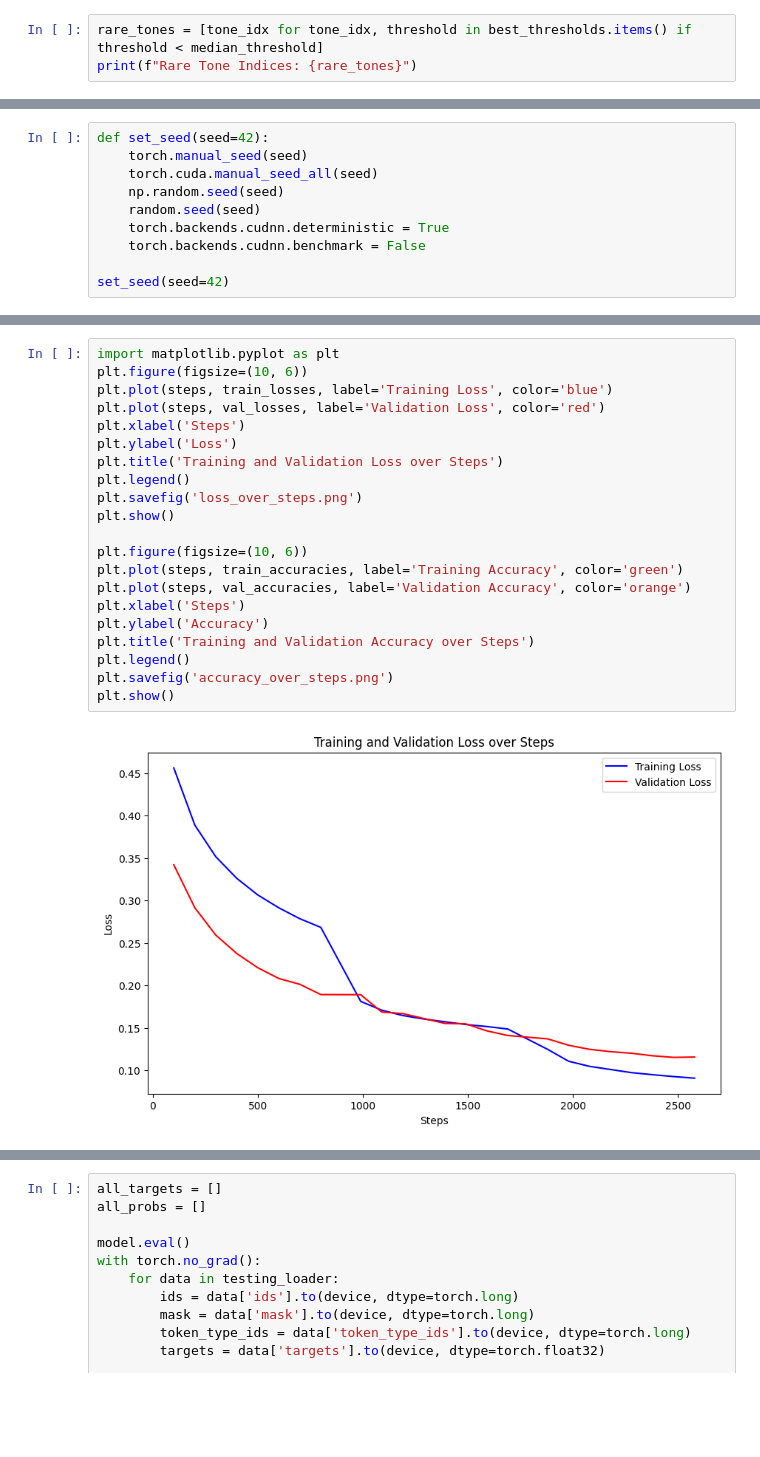
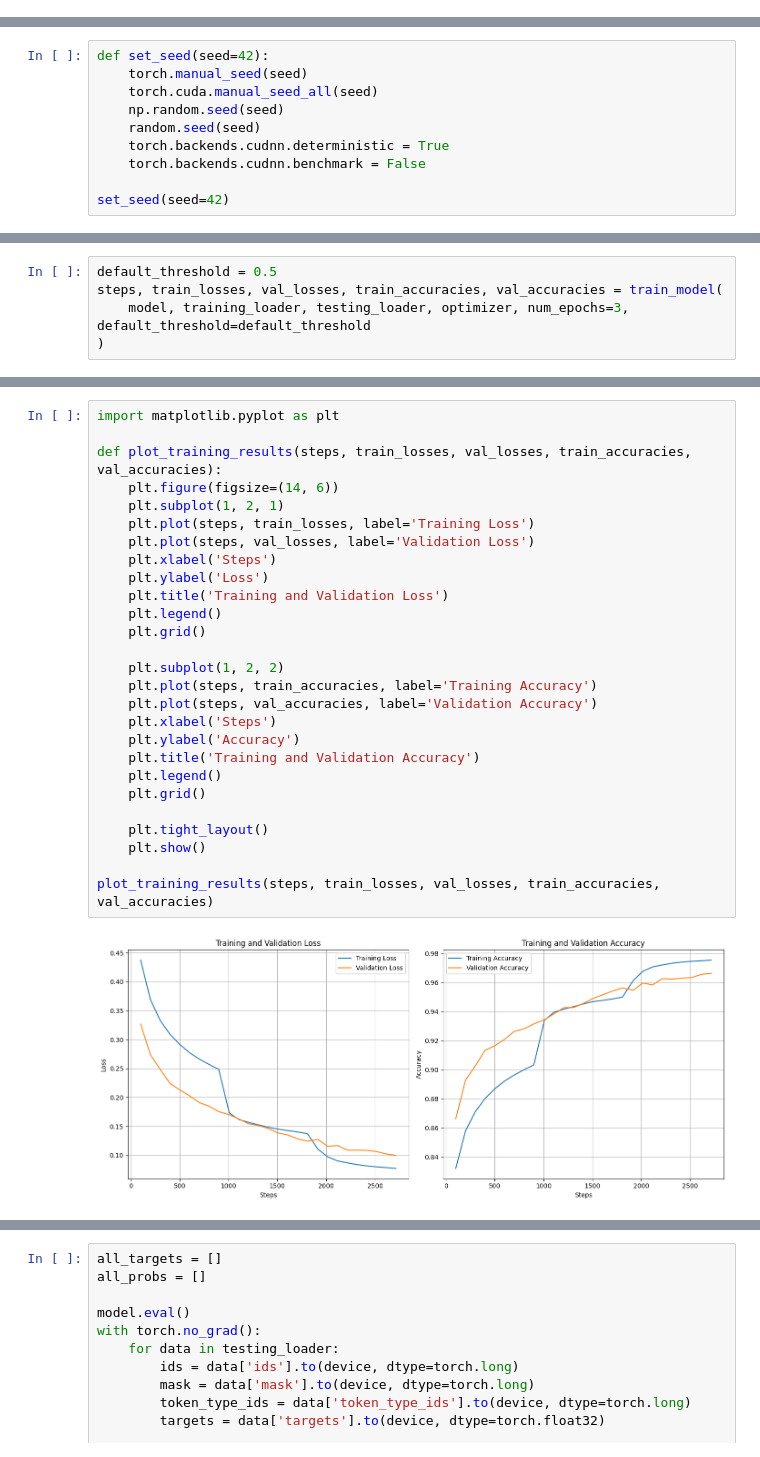
Before and after one commit to TejaPravs/homework2, a Jupyter notebook: Emotional_tone_prediction_in_movies_using_roberta.ipynb, the cells around one changed output, grey strips where cells are left out. Cells and saved outputs as stored; diff of their text form; blank space fills up the shorter version.

```diff
--- a/Emotional_tone_prediction_in_movies_using_roberta.ipynb
+++ b/Emotional_tone_prediction_in_movies_using_roberta.ipynb
@@ -286,3 +299,0 @@ Median Threshold: 0.20741107
-# %%
-rare_tones = [tone_idx for tone_idx, threshold in best_thresholds.items() if threshold < median_threshold]
-print(f"Rare Tone Indices: {rare_tones}")
@@ -812,0 +956,5 @@ Training complete.
+# %%
+default_threshold = 0.5
+steps, train_losses, val_losses, train_accuracies, val_accuracies = train_model(
+    model, training_loader, testing_loader, optimizer, num_epochs=3, default_threshold=default_threshold
+)
@@ -813,23 +979,29 @@ Training complete.
 # %%
 import matplotlib.pyplot as plt
-plt.figure(figsize=(10, 6))
-plt.plot(steps, train_losses, label='Training Loss', color='blue')
-plt.plot(steps, val_losses, label='Validation Loss', color='red')
-plt.xlabel('Steps')
-plt.ylabel('Loss')
-plt.title('Training and Validation Loss over Steps')
-plt.legend()
-plt.savefig('loss_over_steps.png')
-plt.show()
 
-plt.figure(figsize=(10, 6))
-plt.plot(steps, train_accuracies, label='Training Accuracy', color='green')
-plt.plot(steps, val_accuracies, label='Validation Accuracy', color='orange')
-plt.xlabel('Steps')
-plt.ylabel('Accuracy')
-plt.title('Training and Validation Accuracy over Steps')
-plt.legend()
-plt.savefig('accuracy_over_steps.png')
-plt.show()
+def plot_training_results(steps, train_losses, val_losses, train_accuracies, val_accuracies):
+    plt.figure(figsize=(14, 6))
+    plt.subplot(1, 2, 1)
+    plt.plot(steps, train_losses, label='Training Loss')
+    plt.plot(steps, val_losses, label='Validation Loss')
+    plt.xlabel('Steps')
+    plt.ylabel('Loss')
+    plt.title('Training and Validation Loss')
+    plt.legend()
+    plt.grid()
+
+    plt.subplot(1, 2, 2)
+    plt.plot(steps, train_accuracies, label='Training Accuracy')
+    plt.plot(steps, val_accuracies, label='Validation Accuracy')
+    plt.xlabel('Steps')
+    plt.ylabel('Accuracy')
+    plt.title('Training and Validation Accuracy')
+    plt.legend()
+    plt.grid()
+
+    plt.tight_layout()
+    plt.show()
+
+plot_training_results(steps, train_losses, val_losses, train_accuracies, val_accuracies)
 # %% [output]
-[figure, old version]
+[figure, new version]
```
Also changed, not shown: parts of 32 cells of this notebook.
